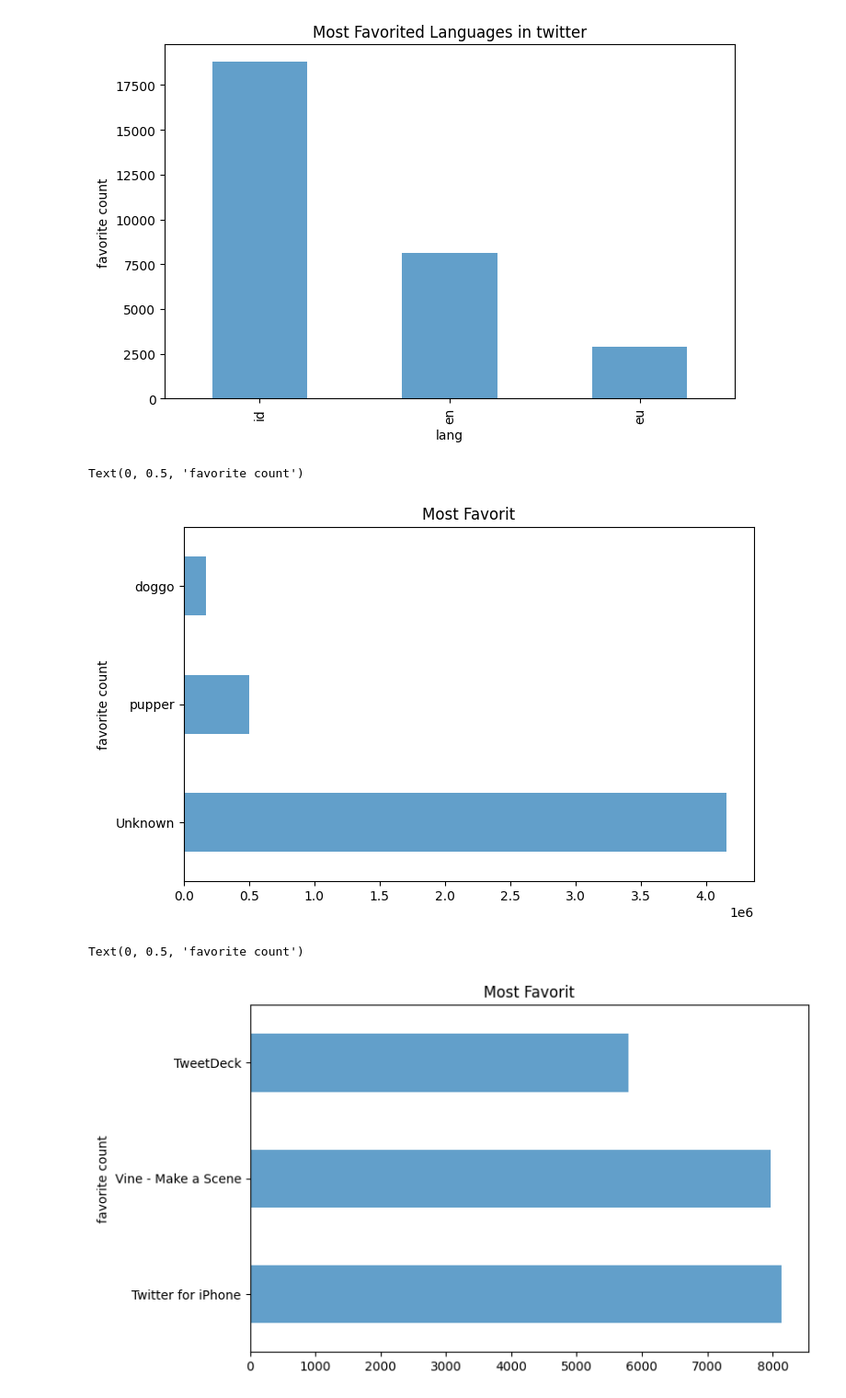
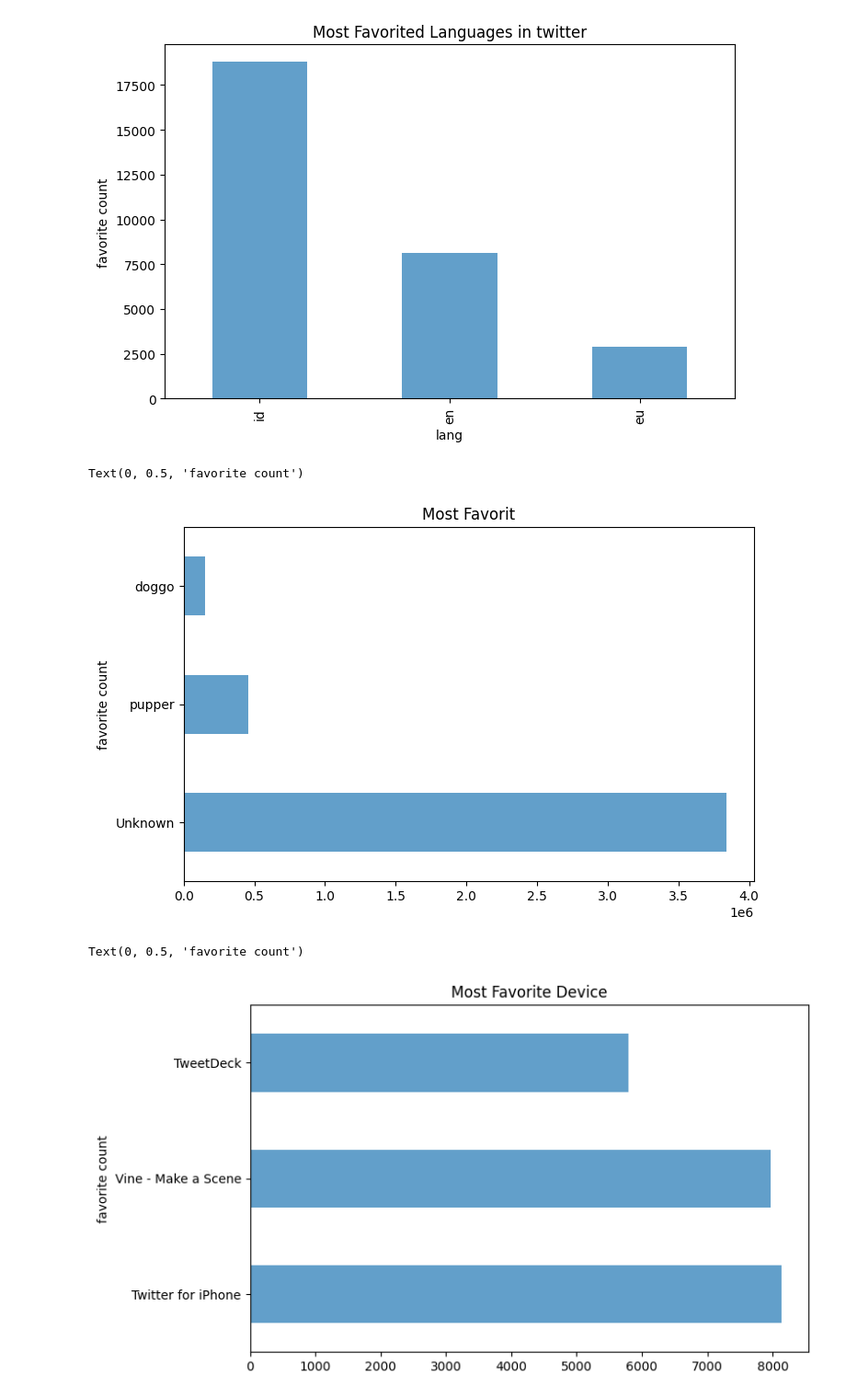
Before and after one commit to Retalmohammed/Level_3_Project, a Jupyter notebook: wrangle_act.ipynb, the cells around one changed output. Shown: that part at 92% size. Cells and saved outputs as stored; diff of their text form; code cells hidden in the pictures.

```diff
--- a/wrangle_act.ipynb
+++ b/wrangle_act.ipynb
@@ -78,16 +78,8 @@ Data columns (total 31 columns):
  30  quoted_status                  28 non-null     object
 dtypes: bool(4), datetime64[ns, UTC](1), float64(11), int64(4), object(11)
 memory usage: 505.9+ KB
-# %%
-df.drop(["in_reply_to_status_id","in_reply_to_user_id","retweeted_status_id","retweeted_status_user_id",
-         "retweeted_status_timestamp","text","expanded_urls"],
-        axis=1, inplace=True, errors='ignore')
-#Dropping all the files I dont need
-df2.drop(["jpg_url"],
-         axis=1, inplace=True, errors='ignore')
-
-df3.drop(["contributors","coordinates", "display_text_range","entities","extended_entities","favorited","full_text","geo",
-         "id_str","in_reply_to_screen_name","in_reply_to_status_id","in_reply_to_status_id_str","in_reply_to_user_id"
-         "in_reply_to_user_id_str","retweet_count","retweeted","is_quote_status","place","possibly_sensitive",
-         "possibly_sensitive_appealable","quoted_status","quoted_status_id_str","retweeted_status","truncated","user","id","in_reply_to_user_id_str"
-         "in_reply_to_user_id","quoted_status_id","in_reply_to_user_id","in_reply_to_user_id_str"],axis=1, inplace=True, errors='ignore')
+# %%
+def remove_retweets(df):
+    retweet_columns = ['retweeted_status_id', 'retweeted_status_user_id', 'retweeted_status_timestamp']
+    return df[df[retweet_columns].isnull().all(axis=1)]
+     # Remove retweets by filtering out rows where retweet-related columns are not null
@@ -93,0 +90,2 @@ df3.drop(["contributors","coordinates", "display_text_range","entities","extende
+# %%
+df = remove_retweets(df)
@@ -698,10 +734,10 @@ best_stage.plot(kind="barh", alpha=0.7, figsize=(8,5), title='Most Favorit');
 plt.ylabel("favorite count")
 # %% [output]
 Text(0, 0.5, 'favorite count')
-[figure, old version]
+[figure, new version]
 # %%
-most_source.plot(kind="barh", alpha=0.7, figsize=(8,5), title='Most Favorit');
+most_source.plot(kind="barh", alpha=0.7, figsize=(8,5), title='Most Favorite Device');
 plt.ylabel("favorite count")
 # %% [output]
 Text(0, 0.5, 'favorite count')
-[figure, old version]
+[figure, new version]
```
Also changed, not shown: parts of 29 cells of this notebook.
